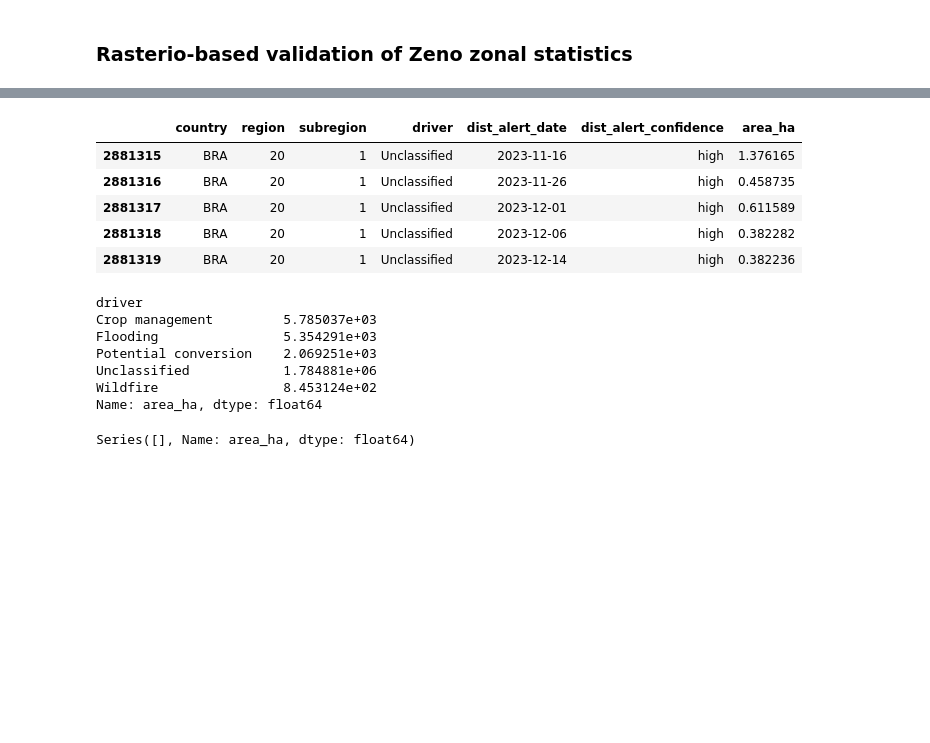
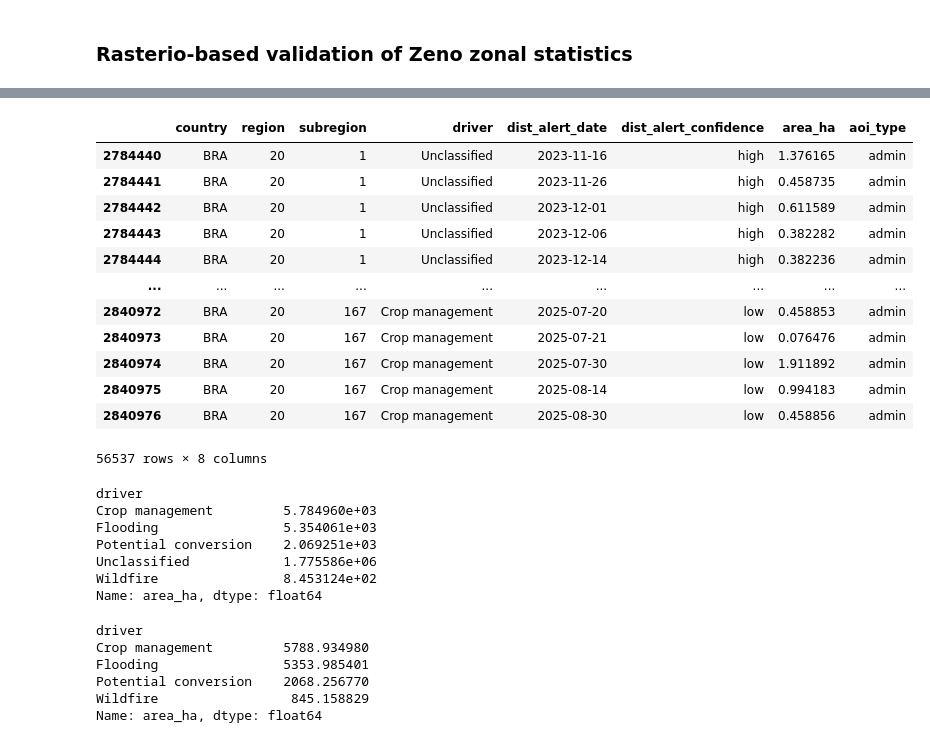
Before and after one commit to wri/project-zeno-data-infra, a Jupyter notebook: notebooks/validate_zonal_stats.ipynb, the cells around one changed output, grey strips where cells are left out. Cells and saved outputs as stored; diff of their text form; code cells hidden in the pictures; blank space fills up the shorter version.

Commit message:
GTC-3367 Pass DistZonalStats validations for all four contextual layers

```diff
--- a/notebooks/validate_zonal_stats.ipynb
+++ b/notebooks/validate_zonal_stats.ipynb
@@ -84,12 +533,14 @@ gadm41_subregion = 150
 class ContextualLayer(BaseModel):
     name: Literal["sbtn_natural_lands", "gfw_grasslands", "umd_drivers", "umd_land_cover"]
     source_uri: str
+    output_uri: str
     column_name: str
     classes: Dict[int, str]
 
-SBTN_NATURAL_LANDS = ContextualLayer(
+NATURAL_LANDS = ContextualLayer(
     name="sbtn_natural_lands",
     source_uri="s3://gfw-data-lake/sbtn_natural_lands_classification/v1.1/raster/epsg-4326/10/40000/class/geotiff/00N_040W.tif",
+    output_uri="s3://lcl-analytics/dist-alerts/v20251004/admin-dist-alerts-by-natural-land-class.parquet",
     column_name="natural_land_class",
     classes= {
       2: "Natural forests",
@@ -118,6 +569,7 @@ SBTN_NATURAL_LANDS = ContextualLayer(
 DIST_DRIVERS = ContextualLayer(
     name="umd_drivers",
     source_uri="s3://gfw-data-lake/umd_glad_dist_alerts_driver/umd_dist_alerts_driver.tif",
+    output_uri="s3://lcl-analytics/dist-alerts/v20251004/admin-dist-alerts-by-driver.parquet",
     column_name="driver",
     classes={
         1: "Wildfire",
@@ -131,6 +583,7 @@ DIST_DRIVERS = ContextualLayer(
 GRASSLANDS = ContextualLayer(
     name="gfw_grasslands",
     source_uri="s3://gfw-data-lake/gfw_grasslands/v1/geotiff/grasslands_2022.tif",
+    output_uri="s3://lcl-analytics/dist-alerts/v20251004/admin-dist-alerts-by-grassland-class.parquet",
     column_name="grasslands",
     classes={
         0: "non-grasslands",
@@ -140,18 +593,19 @@ GRASSLANDS = ContextualLayer(
 
 LAND_COVER = ContextualLayer(
     name="umd_land_cover",
-    source_uri="",
+    source_uri="s3://lcl-cogs/global-land-cover/global_land_cover_2024.tif",
+    output_uri="s3://lcl-analytics/dist-alerts/v20251004/admin-dist-alerts-by-land-cover-class.parquet",
     column_name="land_cover",
     classes={
-        0: "Bare and sparse vegetation",
-        1: "Short vegetation",
-        2: "Tree cover",
-        3: "Wetland – short vegetation",
-        4: "Water",
-        5: "Snow/ice",
-        6: "Cropland",
-        7: "Built-up",
-        8: "Cultivated grasslands",
+        0: "Short vegetation",
+        1: "Bare and sparse vegetation",
+        2: "Short vegetation",
+        3: "Tree cover",
+        4: "Wetland – short vegetation",
+        5: "Water",
+        6: "Snow-ice",
+        7: "Cropland",
+        8: "Built-up",
     }
 )
 # %%
@@ -300,26 +757,39 @@ result_df
 # %%
-zeno_df = pd.read_parquet("s3://gfw-data-lake/umd_glad_dist_alerts/v20251004/tabular/zonal_stats/gadm/gadm_adm2_dist_alerts_by_drivers.parquet")
+os.environ['AWS_PROFILE'] = 'zeno'
+zeno_df = pd.read_parquet(contextual_layer.output_uri)
 zeno_aoi_df = zeno_df[(zeno_df["country"] == "BRA") & (zeno_df["region"] == 20)]
 # %%
-zeno_aoi_df.head()
+zeno_aoi_df
 # %% [output]
-|  | country | region | subregion | driver | dist_alert_date | dist_alert_confidence | area_ha |
-| 2881315 | BRA | 20 | 1 | Unclassified | 2023-11-16 | high | 1.376165 |
-| 2881316 | BRA | 20 | 1 | Unclassified | 2023-11-26 | high | 0.458735 |
-| 2881317 | BRA | 20 | 1 | Unclassified | 2023-12-01 | high | 0.611589 |
-| 2881318 | BRA | 20 | 1 | Unclassified | 2023-12-06 | high | 0.382282 |
-| 2881319 | BRA | 20 | 1 | Unclassified | 2023-12-14 | high | 0.382236 |
+|  | country | region | subregion | driver | dist_alert_date | dist_alert_confidence | area_ha | aoi_type |
+| 2784440 | BRA | 20 | 1 | Unclassified | 2023-11-16 | high | 1.376165 | admin |
+| 2784441 | BRA | 20 | 1 | Unclassified | 2023-11-26 | high | 0.458735 | admin |
+| 2784442 | BRA | 20 | 1 | Unclassified | 2023-12-01 | high | 0.611589 | admin |
+| 2784443 | BRA | 20 | 1 | Unclassified | 2023-12-06 | high | 0.382282 | admin |
+| 2784444 | BRA | 20 | 1 | Unclassified | 2023-12-14 | high | 0.382236 | admin |
+| ... | ... | ... | ... | ... | ... | ... | ... | ... |
+| 2840972 | BRA | 20 | 167 | Crop management | 2025-07-20 | low | 0.458853 | admin |
+| 2840973 | BRA | 20 | 167 | Crop management | 2025-07-21 | low | 0.076476 | admin |
+| 2840974 | BRA | 20 | 167 | Crop management | 2025-07-30 | low | 1.911892 | admin |
+| 2840975 | BRA | 20 | 167 | Crop management | 2025-08-14 | low | 0.994183 | admin |
+| 2840976 | BRA | 20 | 167 | Crop management | 2025-08-30 | low | 0.458856 | admin |
+56537 rows × 8 columns
 # %%
-zeno_aoi_df.groupby("driver")["area_ha"].sum()
+zeno_aoi_df.groupby(contextual_layer.column_name)["area_ha"].sum()
 # %% [output]
 driver
-Crop management         5.785037e+03
-Flooding                5.354291e+03
+Crop management         5.784960e+03
+Flooding                5.354061e+03
 Potential conversion    2.069251e+03
-Unclassified            1.784881e+06
+Unclassified            1.775586e+06
 Wildfire                8.453124e+02
 Name: area_ha, dtype: float64
 # %%
-result_df.groupby("driver")["area_ha"].sum()
+result_df.groupby(contextual_layer.column_name)["area_ha"].sum()
 # %% [output]
-Series([], Name: area_ha, dtype: float64)
+driver
+Crop management         5788.934980
+Flooding                5353.985401
+Potential conversion    2068.256770
+Wildfire                 845.158829
+Name: area_ha, dtype: float64
```
Also changed, not shown: parts of 13 cells of this notebook, 2 other files.
